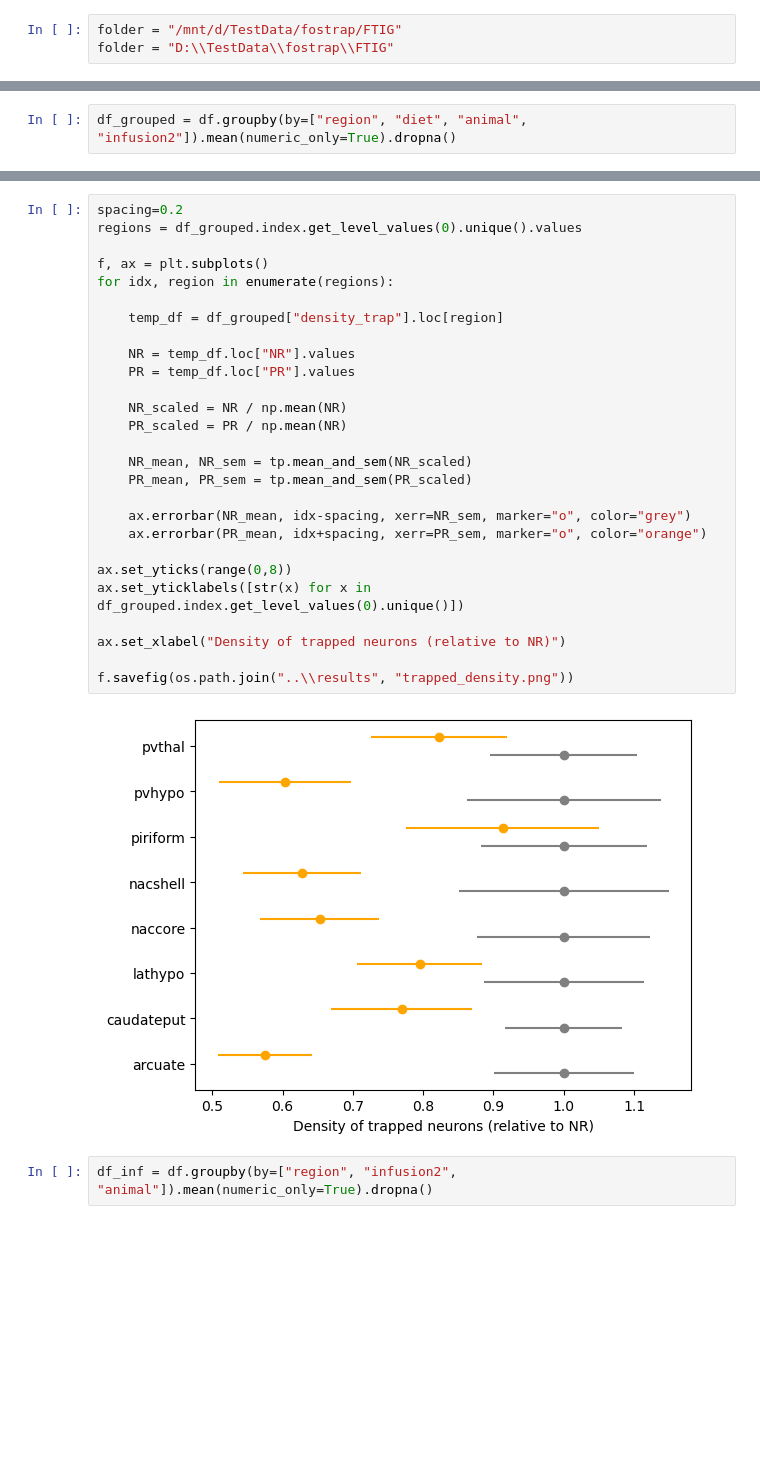
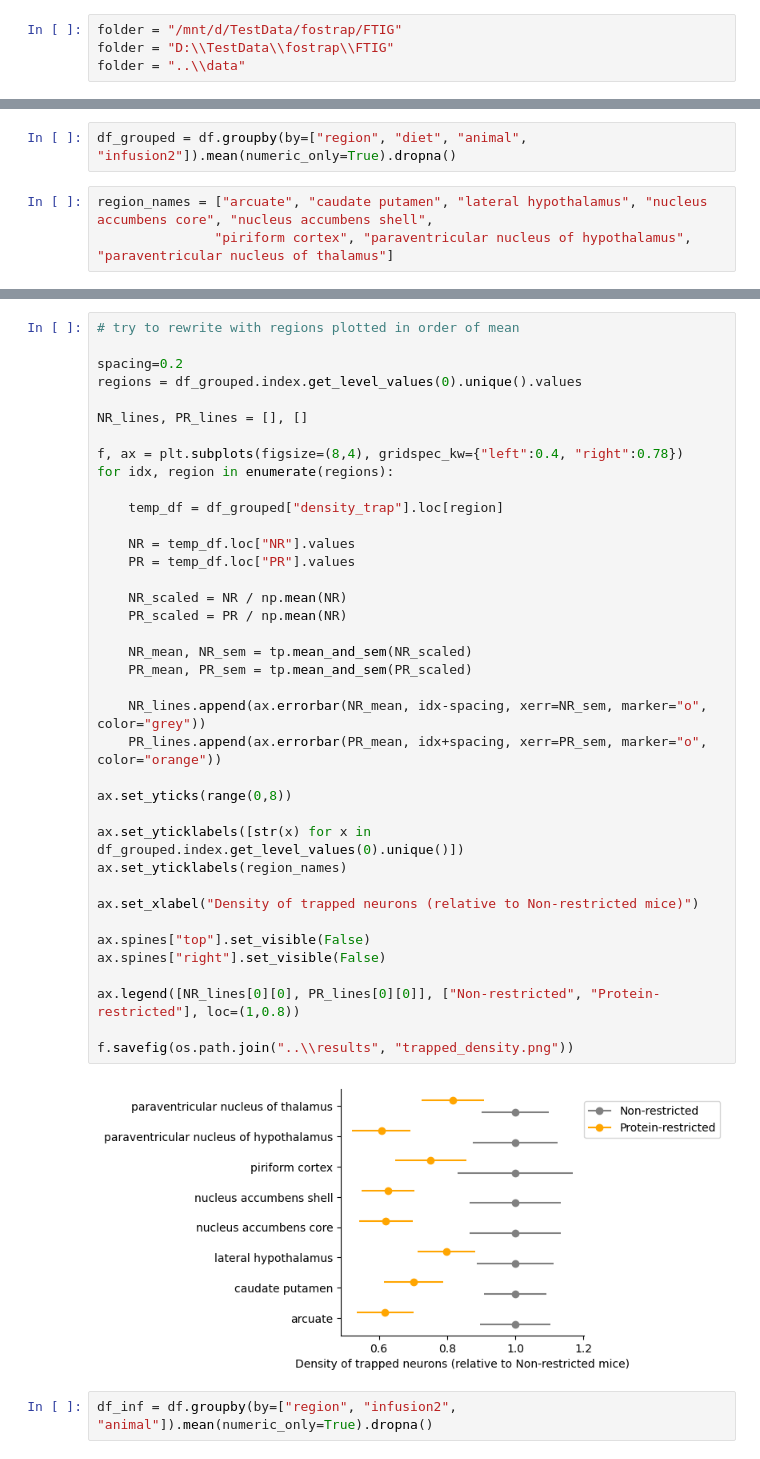
Before and after one commit to mccutcheonlab/fostrap, a Jupyter notebook: scripts/user_roi_analysis.ipynb, the cells around one changed output, grey strips where cells are left out. Drawn from its saved outputs; the diff is of its cells as text; blank space fills up the shorter version.

```diff
--- a/scripts/user_roi_analysis.ipynb
+++ b/scripts/user_roi_analysis.ipynb
@@ -10,3 +10,4 @@ import trompy as tp
 # %%
 folder = "/mnt/d/TestData/fostrap/FTIG"
 folder = "D:\\TestData\\fostrap\\FTIG"
+folder = "..\\data"
@@ -89,5 +83,8 @@ df.groupby(by=["region", "infusion2", "animal"]).mean(numeric_only=True).to_csv(
 # %%
 df_grouped = df.groupby(by=["region", "diet", "animal", "infusion2"]).mean(numeric_only=True).dropna()
+# %%
+region_names = ["arcuate", "caudate putamen", "lateral hypothalamus", "nucleus accumbens core", "nucleus accumbens shell",
+               "piriform cortex", "paraventricular nucleus of hypothalamus", "paraventricular nucleus of thalamus"]
 # %%
 spacing=0.2
 regions = df_grouped.index.get_level_values(0).unique().values
@@ -134,32 +131,43 @@ Text(0.5, 0, 'Density of trapped neurons')
 # %%
+# try to rewrite with regions plotted in order of mean
+
 spacing=0.2
 regions = df_grouped.index.get_level_values(0).unique().values
 
-f, ax = plt.subplots()
+NR_lines, PR_lines = [], []
+
+f, ax = plt.subplots(figsize=(8,4), gridspec_kw={"left":0.4, "right":0.78})
 for idx, region in enumerate(regions):
 
     temp_df = df_grouped["density_trap"].loc[region]
 
     NR = temp_df.loc["NR"].values
     PR = temp_df.loc["PR"].values
 
     NR_scaled = NR / np.mean(NR)
     PR_scaled = PR / np.mean(NR)
 
     NR_mean, NR_sem = tp.mean_and_sem(NR_scaled)
     PR_mean, PR_sem = tp.mean_and_sem(PR_scaled)
 
-    ax.errorbar(NR_mean, idx-spacing, xerr=NR_sem, marker="o", color="grey")
-    ax.errorbar(PR_mean, idx+spacing, xerr=PR_sem, marker="o", color="orange")
+    NR_lines.append(ax.errorbar(NR_mean, idx-spacing, xerr=NR_sem, marker="o", color="grey"))
+    PR_lines.append(ax.errorbar(PR_mean, idx+spacing, xerr=PR_sem, marker="o", color="orange"))
 
 ax.set_yticks(range(0,8))
+
 ax.set_yticklabels([str(x) for x in df_grouped.index.get_level_values(0).unique()])
+ax.set_yticklabels(region_names)
 
-ax.set_xlabel("Density of trapped neurons (relative to NR)")
+ax.set_xlabel("Density of trapped neurons (relative to Non-restricted mice)")
+
+ax.spines["top"].set_visible(False)
+ax.spines["right"].set_visible(False)
+
+ax.legend([NR_lines[0][0], PR_lines[0][0]], ["Non-restricted", "Protein-restricted"], loc=(1,0.8))
 
 f.savefig(os.path.join("..\\results", "trapped_density.png"))
 # %% [output]
-[figure, old version]
+[figure, new version]
 # %%
 df_inf = df.groupby(by=["region", "infusion2", "animal"]).mean(numeric_only=True).dropna()
 # %%
```
Also changed, not shown: parts of 18 cells of this notebook, 8 other files.
